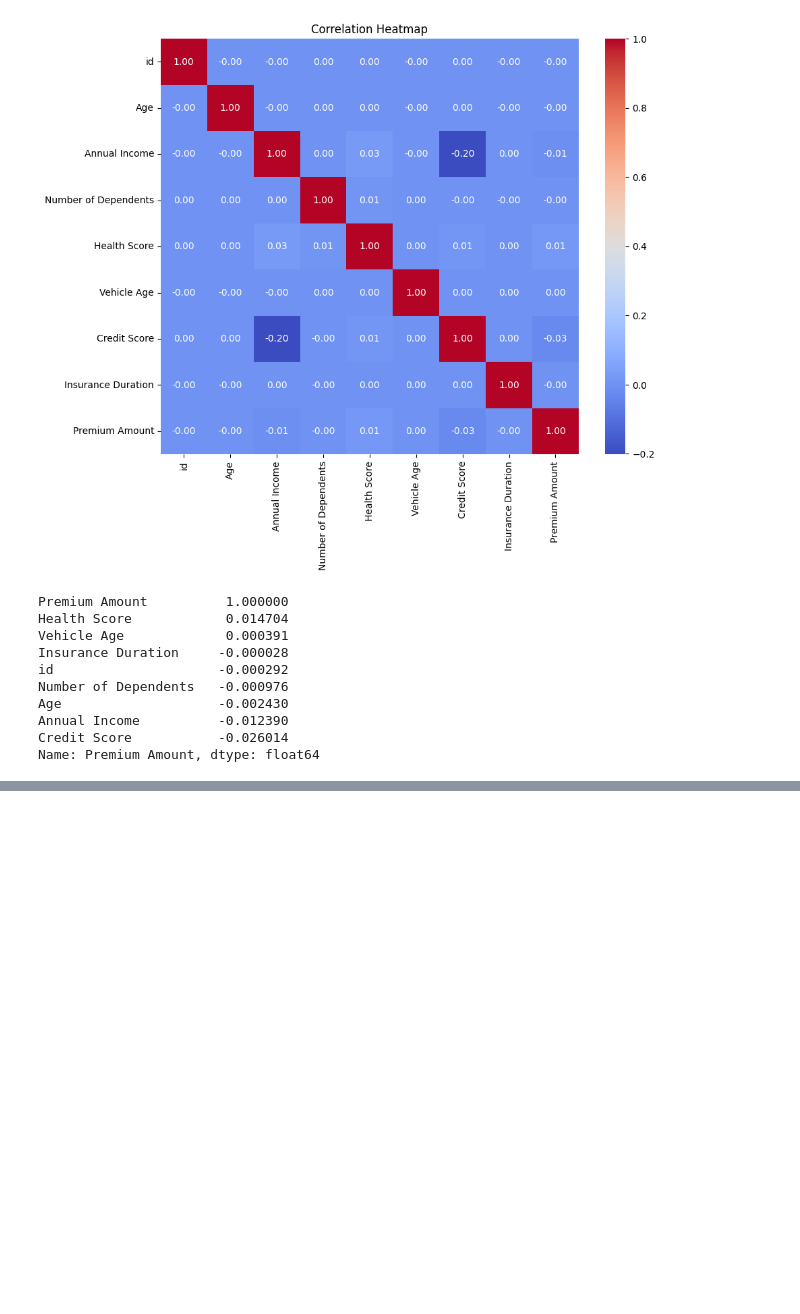
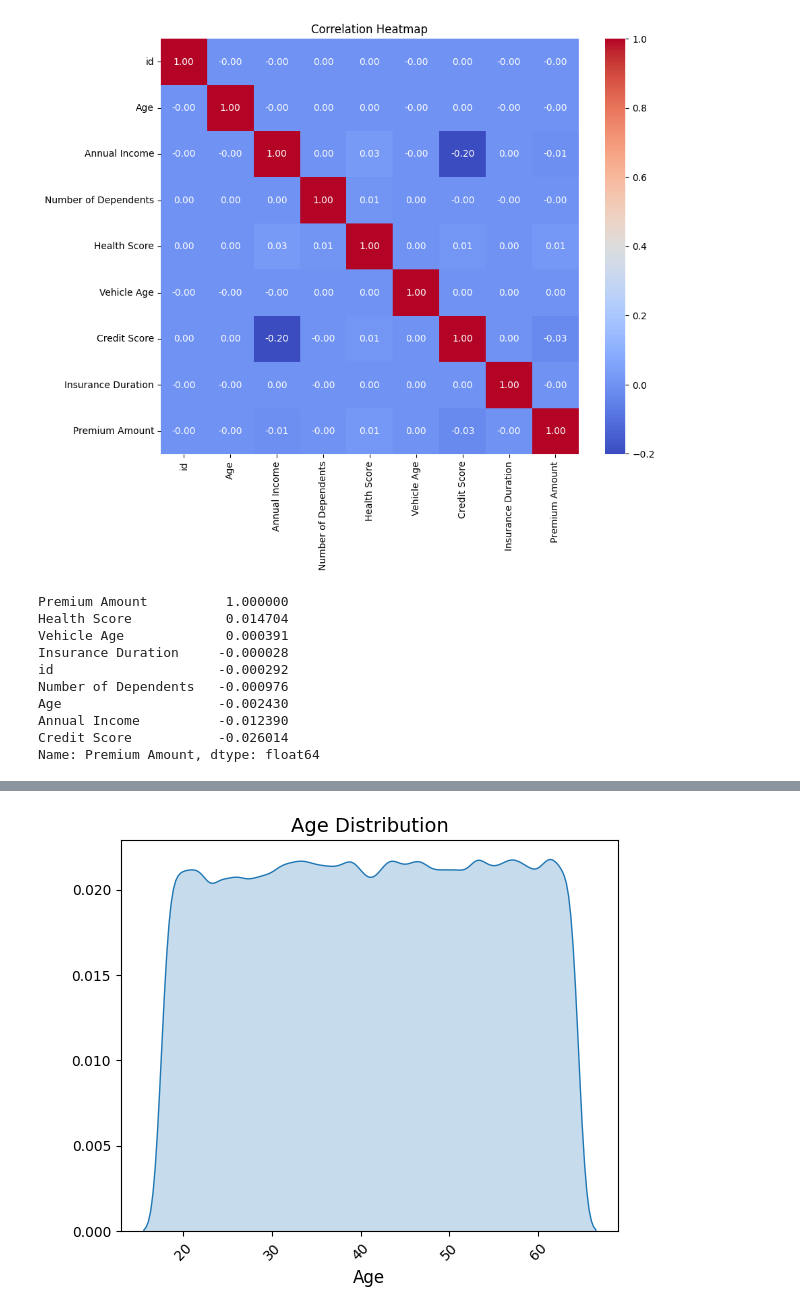
Before and after one commit to manvirbirak/Regression-with-an-Insurance-Dataset, a Jupyter notebook: Script.ipynb, the cells around one changed output, grey strips where cells are left out. Saved outputs shown, nothing was run; the diff lists cells and outputs as text; code cells hidden in the pictures; blank space fills up the shorter version.

```diff
--- a/Script.ipynb
+++ b/Script.ipynb
@@ -98,0 +99,14 @@ plt.tight_layout()
+# %%
+
+fig, ax = plt.subplots(figsize=(6, 5))
+
+train['Age'] = pd.to_numeric(train['Age'], errors='coerce')
+
+sns.kdeplot(train['Age'].dropna(), fill=True, bw_adjust=1)
+ax.set_title('Age Distribution', fontsize=14)
+ax.set_ylabel(' ', fontsize=12)
+ax.set_xlabel('Age', fontsize=12)
+plt.xticks(rotation=45)
+plt.tight_layout()
+# %% [output]
+[figure, added]
```
Also changed, not shown: parts of 4 cells of this notebook.
